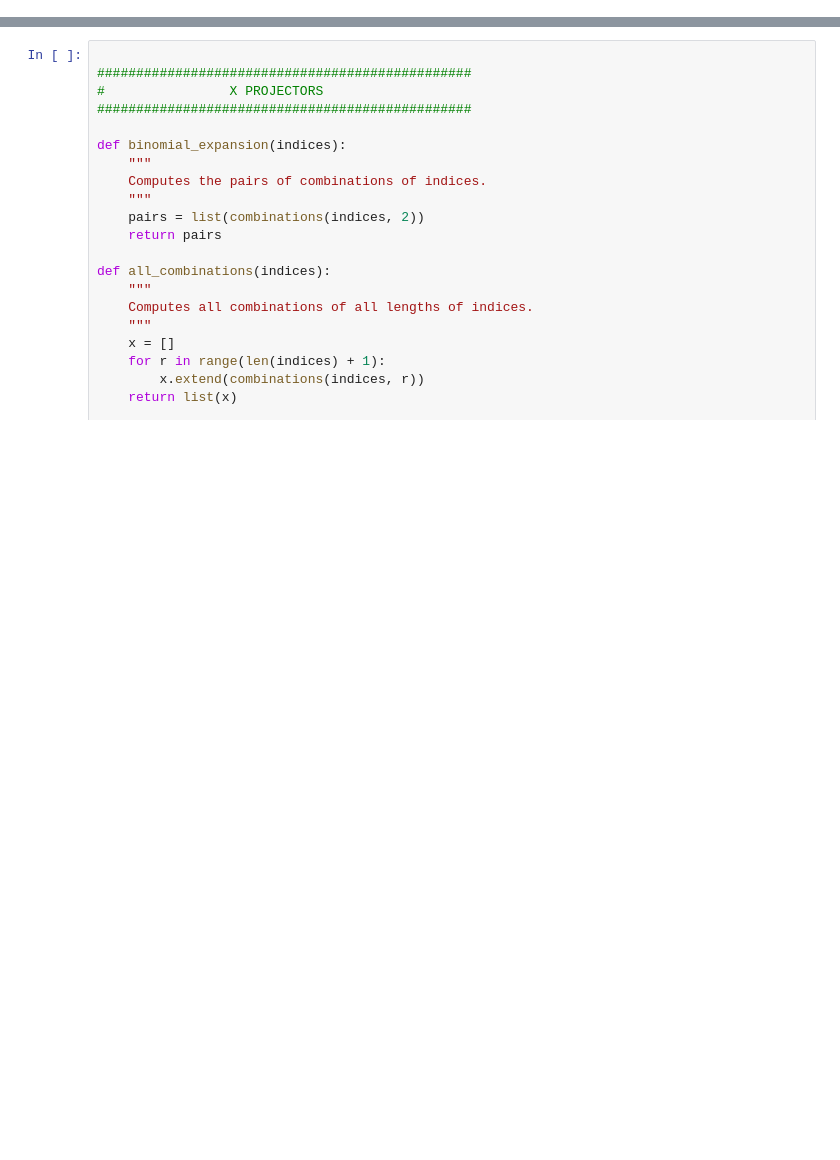
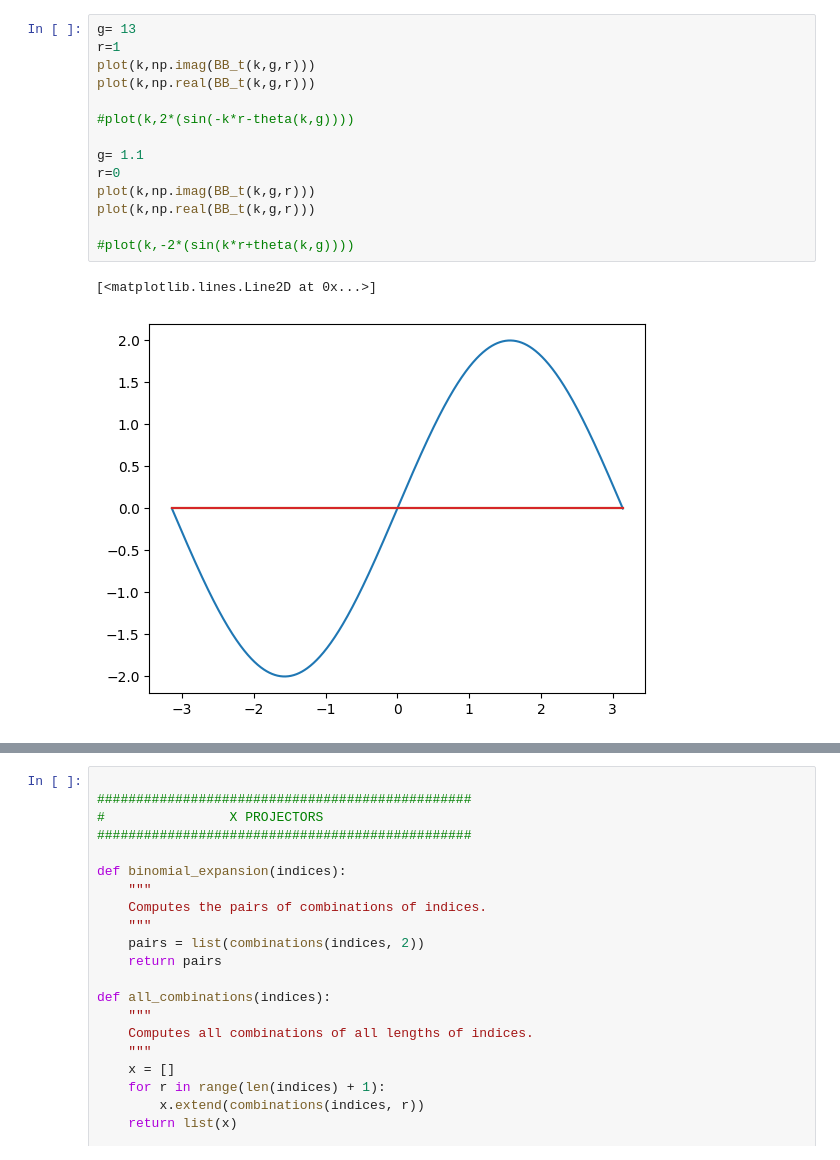
Before and after one commit to KristianMunnikhuis/subsystem_loschmidt_echo, a Jupyter notebook: scripts/Adiabatic Pert Theory/matrixelements.ipynb, the cells around one changed output, grey strips where cells are left out. Cells and saved outputs as stored; diff of their text form; blank space fills up the shorter version.

```diff
--- a/scripts/Adiabatic Pert Theory/matrixelements.ipynb
+++ b/scripts/Adiabatic Pert Theory/matrixelements.ipynb
@@ -79,0 +272,17 @@ plt.plot(k,np.imag(y))
+# %%
+g= 13
+r=1
+plot(k,np.imag(BB_t(k,g,r)))
+plot(k,np.real(BB_t(k,g,r)))
+
+#plot(k,2*(sin(-k*r-theta(k,g))))
+
+g= 1.1
+r=0
+plot(k,np.imag(BB_t(k,g,r)))
+plot(k,np.real(BB_t(k,g,r)))
+
+#plot(k,-2*(sin(k*r+theta(k,g))))
+# %% [output]
+[<matplotlib.lines.Line2D at 0x...>]
+[figure, added]
```
Also changed, not shown: parts of 14 cells of this notebook.
